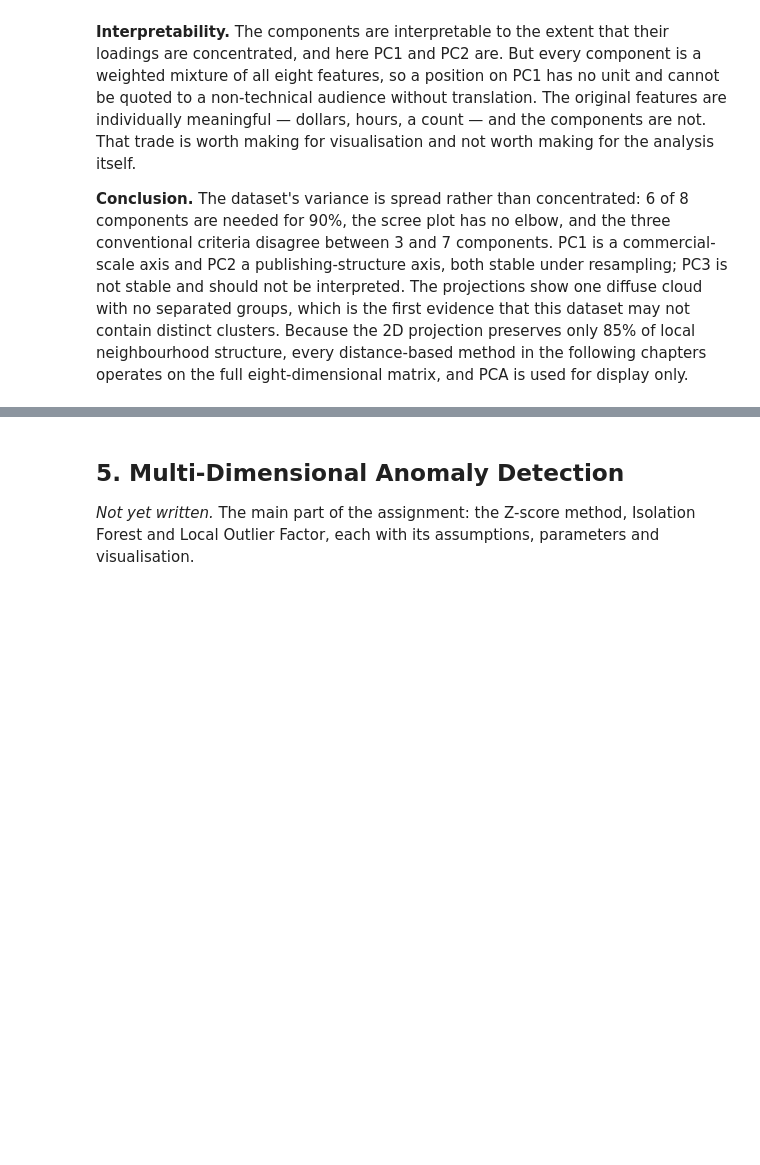
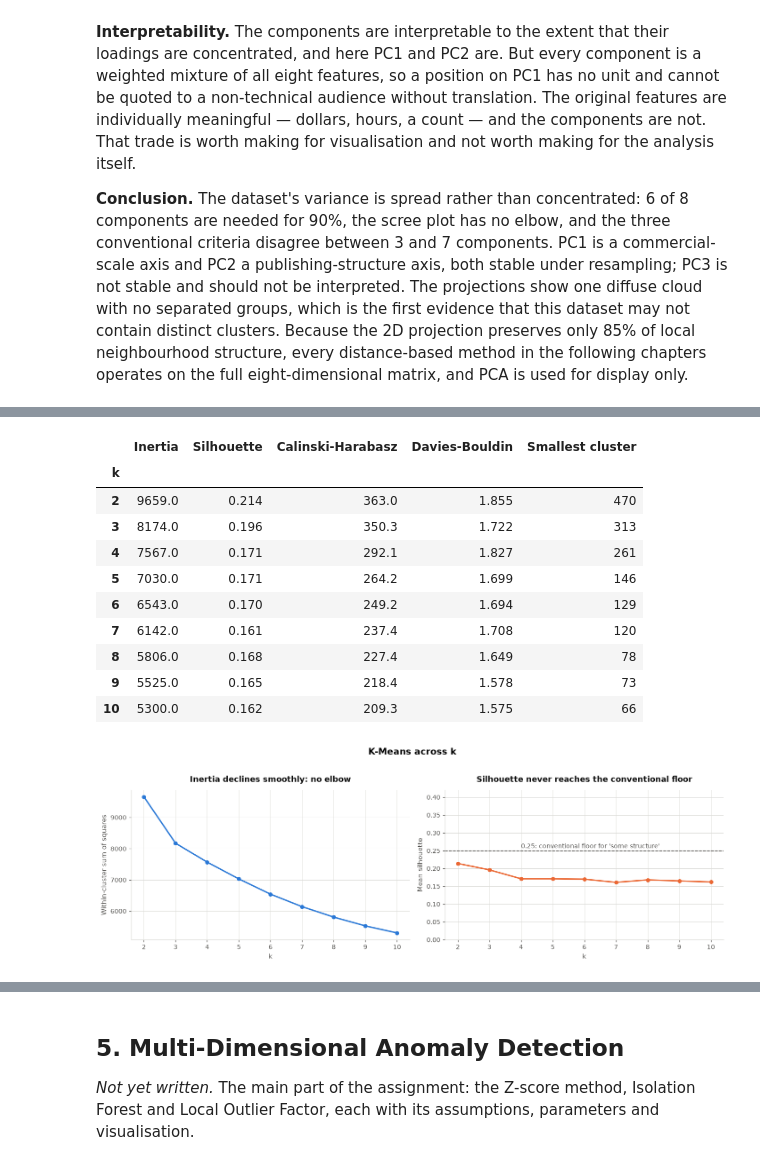
Before and after one commit to shonmazon/Data_Science, a Jupyter notebook: assignment3-unsupervised/notebooks/steam_unsupervised.ipynb, the cells around one changed output, grey strips where cells are left out. Drawn from its saved outputs; the diff is of its cells as text; code cells hidden in the pictures; blank space fills up the shorter version.

```diff
--- a/assignment3-unsupervised/notebooks/steam_unsupervised.ipynb
+++ b/assignment3-unsupervised/notebooks/steam_unsupervised.ipynb
@@ -1200,0 +1213,47 @@ for display only.
+# %%
+from scipy.cluster.hierarchy import linkage
+from sklearn.cluster import KMeans
+
+from unsupervised.clustering import (
+    DBSCAN_EPS,
+    DBSCAN_MIN_SAMPLES,
+    HIERARCHICAL_K,
+    KMEANS_K,
+    agreement_matrix,
+    cluster_features,
+    compare_linkages,
+    evaluate_partitions,
+    feature_distance_matrix,
+    feature_isolation,
+    fit_all,
+    k_distance_curve,
+    profile_clusters,
+    sweep_dbscan,
+    sweep_kmeans,
+    variance_ratio,
+)
+from unsupervised.plots import (
+    plot_clusters_on_pca,
+    plot_dendrogram,
+    plot_feature_space,
+    plot_k_distance,
+    plot_kmeans_sweep,
+    plot_metric_disagreement,
+)
+
+kmeans_sweep = sweep_kmeans(scaled_matrix)
+display(kmeans_sweep)
+display(plot_kmeans_sweep(kmeans_sweep))
+# %% [output]
+|  | Inertia | Silhouette | Calinski-Harabasz | Davies-Bouldin | Smallest cluster |
+| k |  |  |  |  |  |
+| 2 | 9659.0 | 0.214 | 363.0 | 1.855 | 470 |
+| 3 | 8174.0 | 0.196 | 350.3 | 1.722 | 313 |
+| 4 | 7567.0 | 0.171 | 292.1 | 1.827 | 261 |
+| 5 | 7030.0 | 0.171 | 264.2 | 1.699 | 146 |
+| 6 | 6543.0 | 0.170 | 249.2 | 1.694 | 129 |
+| 7 | 6142.0 | 0.161 | 237.4 | 1.708 | 120 |
+| 8 | 5806.0 | 0.168 | 227.4 | 1.649 | 78 |
+| 9 | 5525.0 | 0.165 | 218.4 | 1.578 | 73 |
+| 10 | 5300.0 | 0.162 | 209.3 | 1.575 | 66 |
+[figure, added]
```
Also changed, not shown: parts of 18 cells of this notebook, 2 other files.
